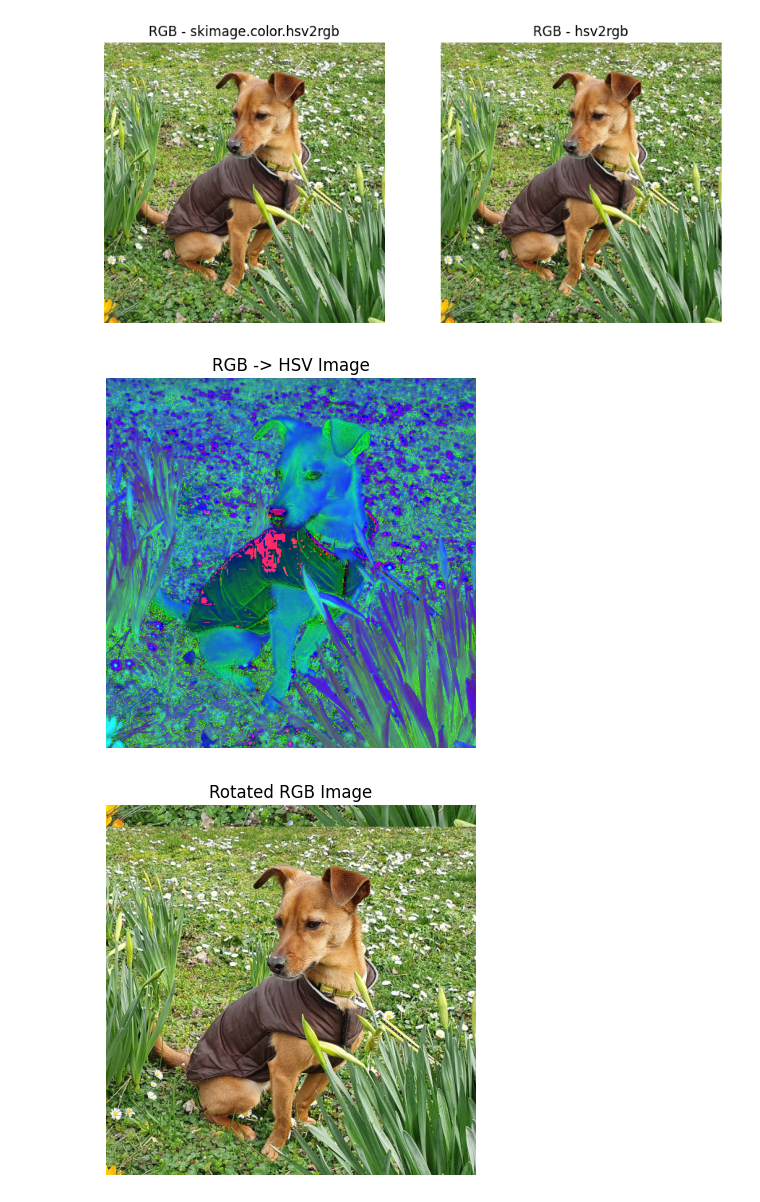
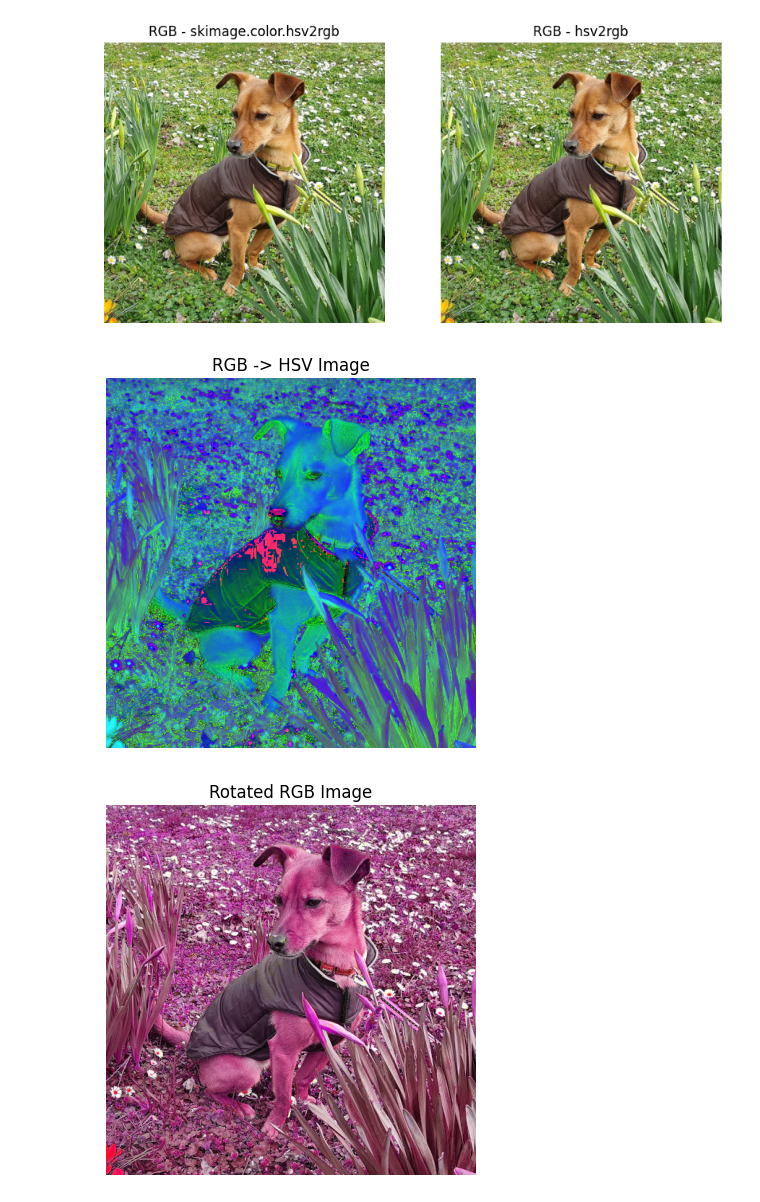
Before and after one commit to sandrinjoy/3dcv-students, a Jupyter notebook: 1.0-tl-scientific-python.ipynb, the cells around one changed output. Drawn from its saved outputs; the diff is of its cells as text; code cells hidden in the pictures.

```diff
--- a/1.0-tl-scientific-python.ipynb
+++ b/1.0-tl-scientific-python.ipynb
@@ -333,30 +333,43 @@ plt.show()
 [figure]
 # %%
 # Change the color space from rgb to hsv and plot it
-import skimage.transform
-
 
 image_hsv = rgb2hsv(image)
 
 # TODO: plot image
 plt.imshow(image_hsv)
 plt.axis('off')
 plt.title('RGB -> HSV Image')
 plt.show()
 
 # TODO: Rotate the colors in hsv color space
+def rotate_hsv(image_hsv, angle):
+  """
+  Rotates the colors in HSV image by a specified angle.
+
+  Args:
+      image_hsv: The image in HSV format (numpy array).
+      angle: The angle of rotation in degrees (positive for clockwise).
+
+  Returns:
+      The image with rotated colors in HSV format.
+  """
+  h, s, v = image_hsv[..., 0], image_hsv[..., 1], image_hsv[..., 2]
+  h = (h + angle) % 180  # Wrap around if exceeding 179
+  return np.stack([h, s, v], axis=-1)
+
 image_hsv_rotated = np.copy(image_hsv)
-image_hsv_rotated = np.roll(image_hsv_rotated, 1, axis=2)
+image_hsv_rotated = rotate_hsv(image_hsv_rotated, 90)
 
 # TODO: Now, convert it back from HSV to RGB and plot it
 image_rgb_rotated = hsv2rgb(image_hsv_rotated)
 plt.imshow(image_rgb_rotated)
 plt.axis('off')
 plt.title('Rotated RGB Image')
 plt.show()
 
 # TODO: Plot the color histogram of the inverted rgb image
 plot_color_histogram(image_rgb_rotated)
 # %% [output]
 [figure]
-[figure, old version]
+[figure, new version]
```
Also changed, not shown: parts of 1 cell of this notebook.
